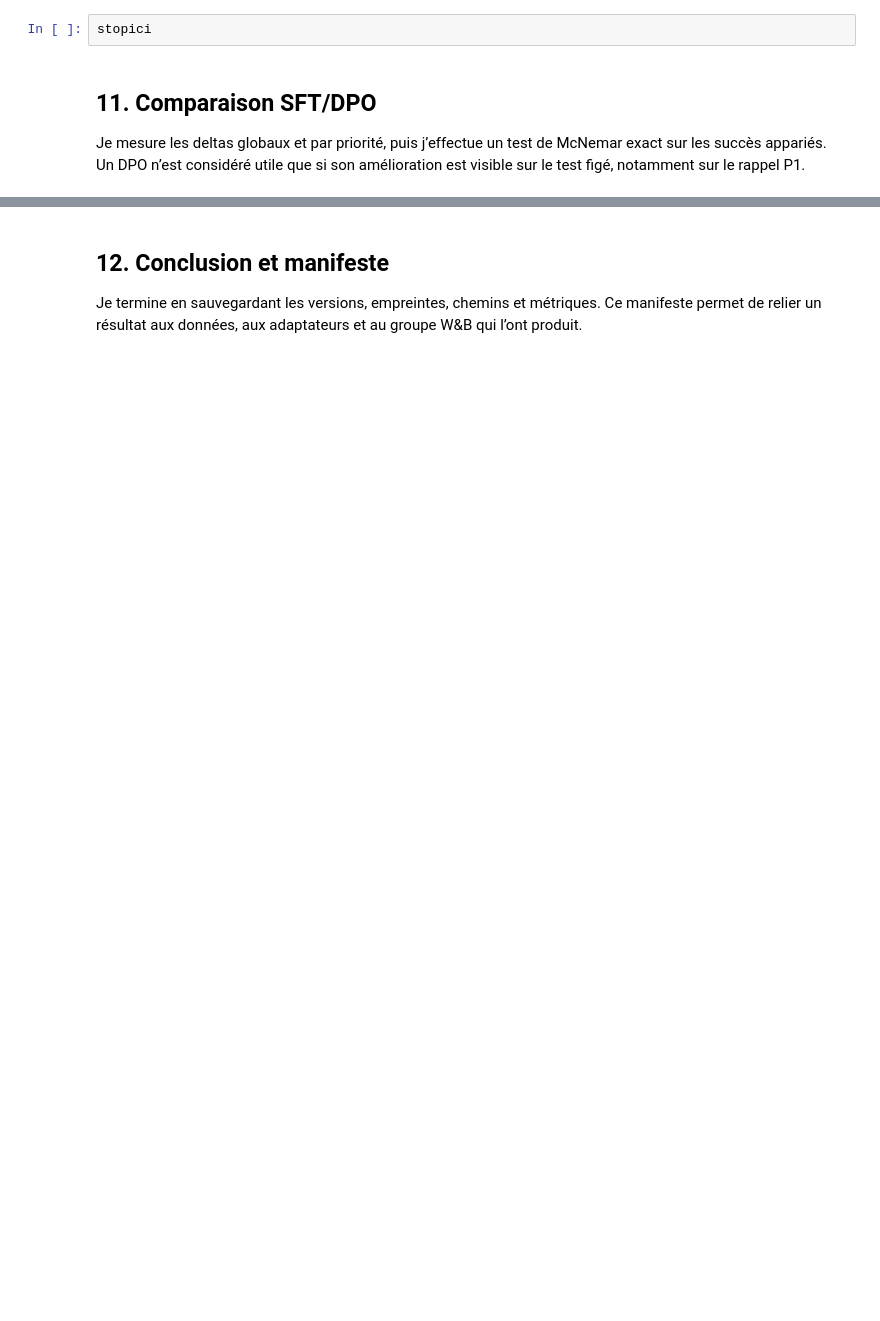
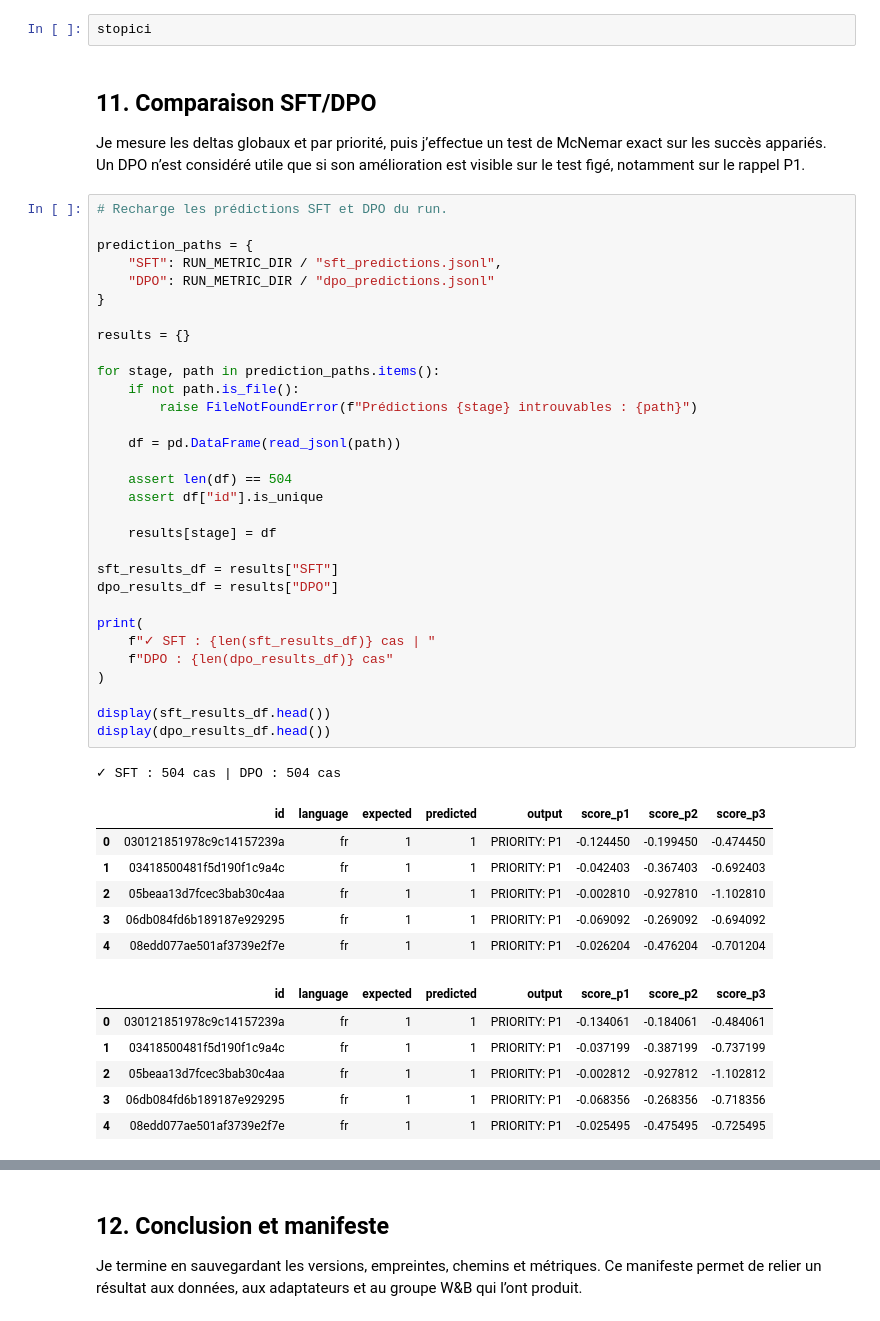
Before and after one commit to gonzalezcourrier34-glitch/medical_triage_agent, a Jupyter notebook: notebooks/03_finetuning_sft_dpo.ipynb, the cells around one changed output, grey strips where cells are left out. Cells and saved outputs as stored; diff of their text form; blank space fills up the shorter version.

```diff
--- a/notebooks/03_finetuning_sft_dpo.ipynb
+++ b/notebooks/03_finetuning_sft_dpo.ipynb
@@ -2077,3 +2114,48 @@ stopici
 ## 11. Comparaison SFT/DPO
 
 Je mesure les deltas globaux et par priorité, puis j’effectue un test de McNemar exact sur les succès appariés. Un DPO n’est considéré utile que si son amélioration est visible sur le test figé, notamment sur le rappel P1.
+# %%
+# Recharge les prédictions SFT et DPO du run.
+
+prediction_paths = {
+    "SFT": RUN_METRIC_DIR / "sft_predictions.jsonl",
+    "DPO": RUN_METRIC_DIR / "dpo_predictions.jsonl"
+}
+
+results = {}
+
+for stage, path in prediction_paths.items():
+    if not path.is_file():
+        raise FileNotFoundError(f"Prédictions {stage} introuvables : {path}")
+
+    df = pd.DataFrame(read_jsonl(path))
+
+    assert len(df) == 504
+    assert df["id"].is_unique
+
+    results[stage] = df
+
+sft_results_df = results["SFT"]
+dpo_results_df = results["DPO"]
+
+print(
+    f"✓ SFT : {len(sft_results_df)} cas | "
+    f"DPO : {len(dpo_results_df)} cas"
+)
+
+display(sft_results_df.head())
+display(dpo_results_df.head())
+# %% [output]
+✓ SFT : 504 cas | DPO : 504 cas
+|  | id | language | expected | predicted | output | score_p1 | score_p2 | score_p3 |
+| 0 | 030121851978c9c14157239a | fr | 1 | 1 | PRIORITY: P1 | -0.124450 | -0.199450 | -0.474450 |
+| 1 | 03418500481f5d190f1c9a4c | fr | 1 | 1 | PRIORITY: P1 | -0.042403 | -0.367403 | -0.692403 |
+| 2 | 05beaa13d7fcec3bab30c4aa | fr | 1 | 1 | PRIORITY: P1 | -0.002810 | -0.927810 | -1.102810 |
+| 3 | 06db084fd6b189187e929295 | fr | 1 | 1 | PRIORITY: P1 | -0.069092 | -0.269092 | -0.694092 |
+| 4 | 08edd077ae501af3739e2f7e | fr | 1 | 1 | PRIORITY: P1 | -0.026204 | -0.476204 | -0.701204 |
+|  | id | language | expected | predicted | output | score_p1 | score_p2 | score_p3 |
+| 0 | 030121851978c9c14157239a | fr | 1 | 1 | PRIORITY: P1 | -0.134061 | -0.184061 | -0.484061 |
+| 1 | 03418500481f5d190f1c9a4c | fr | 1 | 1 | PRIORITY: P1 | -0.037199 | -0.387199 | -0.737199 |
+| 2 | 05beaa13d7fcec3bab30c4aa | fr | 1 | 1 | PRIORITY: P1 | -0.002812 | -0.927812 | -1.102812 |
+| 3 | 06db084fd6b189187e929295 | fr | 1 | 1 | PRIORITY: P1 | -0.068356 | -0.268356 | -0.718356 |
+| 4 | 08edd077ae501af3739e2f7e | fr | 1 | 1 | PRIORITY: P1 | -0.025495 | -0.475495 | -0.725495 |
```
Also changed, not shown: parts of 32 cells of this notebook.
